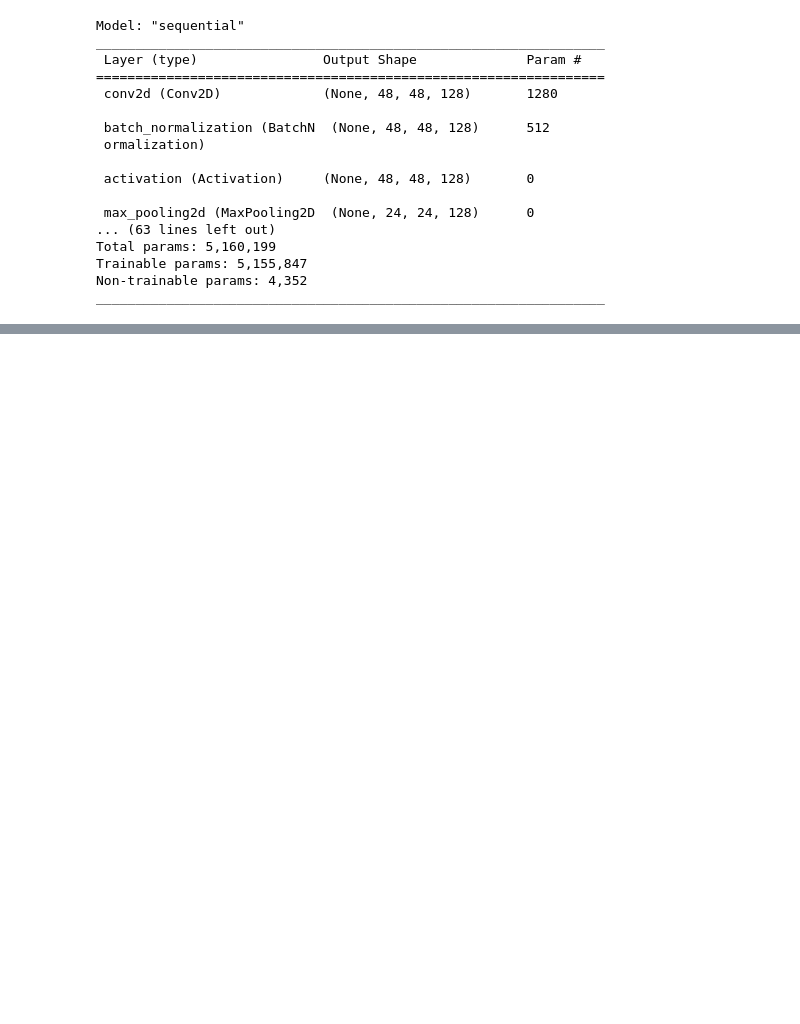
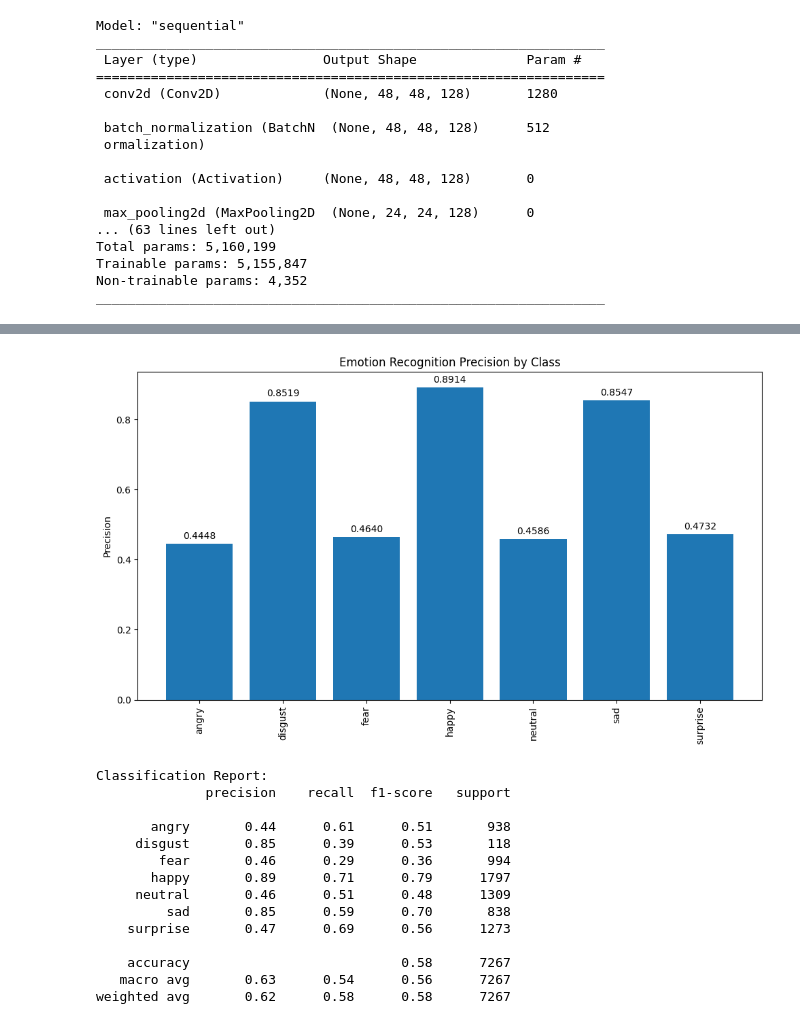
Before and after one commit to munnigel/Facial-Expression-Recognition, a Jupyter notebook: final-models/ConvolutionalNeuralNet.ipynb, the cells around one changed output, grey strips where cells are left out. Saved outputs shown, nothing was run; the diff lists cells and outputs as text; code cells hidden in the pictures; blank space fills up the shorter version.

```diff
--- a/final-models/ConvolutionalNeuralNet.ipynb
+++ b/final-models/ConvolutionalNeuralNet.ipynb
@@ -165,0 +257,50 @@ model.save_weights("fer.h5")
+# %%
+import matplotlib.pyplot as plt
+
+# Extract class-wise precision values
+precision_values = [class_report[emotion]['precision'] for emotion in emotions]
+
+# Create a bar chart
+fig, ax = plt.subplots(figsize=(10, 6))
+bar_chart = ax.bar(emotions, precision_values)
+
+# Add labels and title
+ax.set_ylabel('Precision')
+ax.set_title('Emotion Recognition Precision by Class')
+ax.set_xticks(range(len(emotions)))
+ax.set_xticklabels(emotions, rotation='vertical')
+
+# Add value labels above each bar
+for rect in bar_chart:
+    height = rect.get_height()
+    ax.annotate(f'{height:.4f}',
+                xy=(rect.get_x() + rect.get_width() / 2, height),
+                xytext=(0, 3),  # 3 points vertical offset
+                textcoords="offset points",
+                ha='center', va='bottom')
+
+# Display the bar chart
+plt.tight_layout()
+plt.show()
+
+class_report = classification_report(y_true, y_pred, target_names=emotions)
+
+
+print("\nClassification Report:")
+print(class_report)
+# %% [output]
+[figure, added]
+Classification Report:
+              precision    recall  f1-score   support
+
+       angry       0.44      0.61      0.51       938
+     disgust       0.85      0.39      0.53       118
+        fear       0.46      0.29      0.36       994
+       happy       0.89      0.71      0.79      1797
+     neutral       0.46      0.51      0.48      1309
+         sad       0.85      0.59      0.70       838
+    surprise       0.47      0.69      0.56      1273
+
+    accuracy                           0.58      7267
+   macro avg       0.63      0.54      0.56      7267
+weighted avg       0.62      0.58      0.58      7267
```
Also changed, not shown: parts of 12 cells of this notebook, 21 other files.
